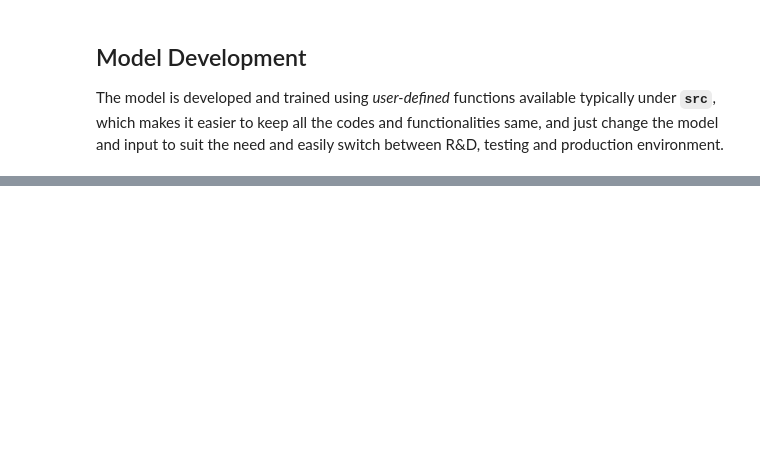
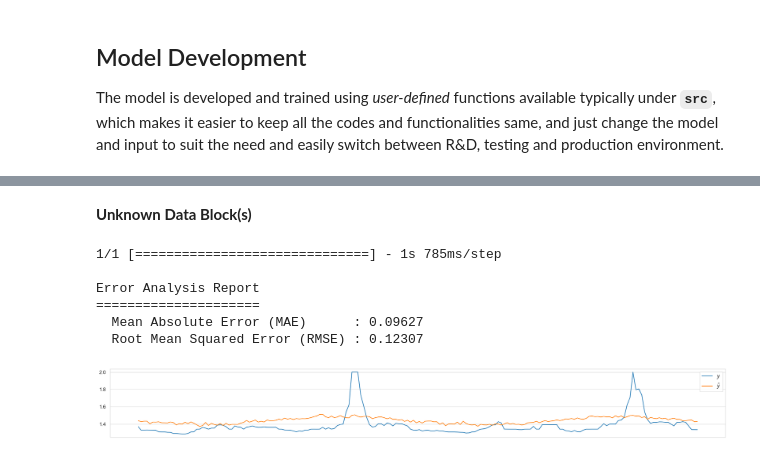
Before and after one commit to neuralNOD/nn-core, a Jupyter notebook: notebooks/Basic LSTM Approach to Predict MCP using Univariate Approach.ipynb, the cells around one changed output, grey strips where cells are left out. Saved outputs shown, nothing was run; the diff lists cells and outputs as text; code cells hidden in the pictures; blank space fills up the shorter version.

```diff
--- a/notebooks/Basic LSTM Approach to Predict MCP using Univariate Approach.ipynb
+++ b/notebooks/Basic LSTM Approach to Predict MCP using Univariate Approach.ipynb
@@ -506,0 +521,31 @@ plt.show()
+# %% [markdown]
+**Unknown Data Block(s)**
+# %%
+y_predicted = trainer.model.predict(test_data.reshape(-1, n_lookback, 1))[0]
+
+# calculate the mae and rmse loss for the model as:
+print(f"""
+Error Analysis Report
+=====================
+  Mean Absolute Error (MAE)      : {MAE(y_actual_, y_predicted):.5f}
+  Root Mean Squared Error (RMSE) : {MSE(y_actual_, y_predicted, squared = False):.5f}
+""")
+# %% [output]
+1/1 [==============================] - 1s 785ms/step
+
+Error Analysis Report
+=====================
+  Mean Absolute Error (MAE)      : 0.09627
+  Root Mean Squared Error (RMSE) : 0.12307
+# %%
+plt.figure(figsize = (27, 3))
+
+plt.plot(y_actual_, label = "$y$")
+plt.plot(y_predicted, label = "$\hat{y}$")
+
+plt.xticks([]) # close for now
+
+plt.legend()
+plt.show()
+# %% [output]
+[figure, added]
```
Also changed, not shown: parts of 15 cells of this notebook, 1 other file.
